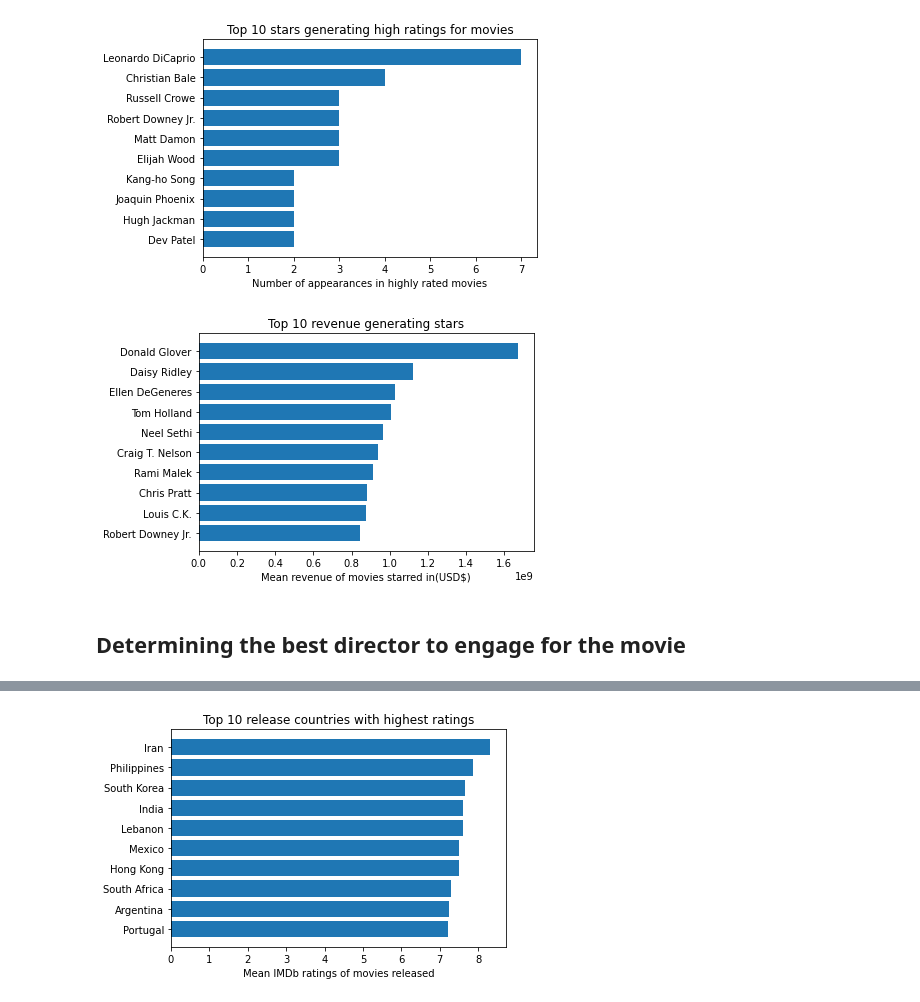
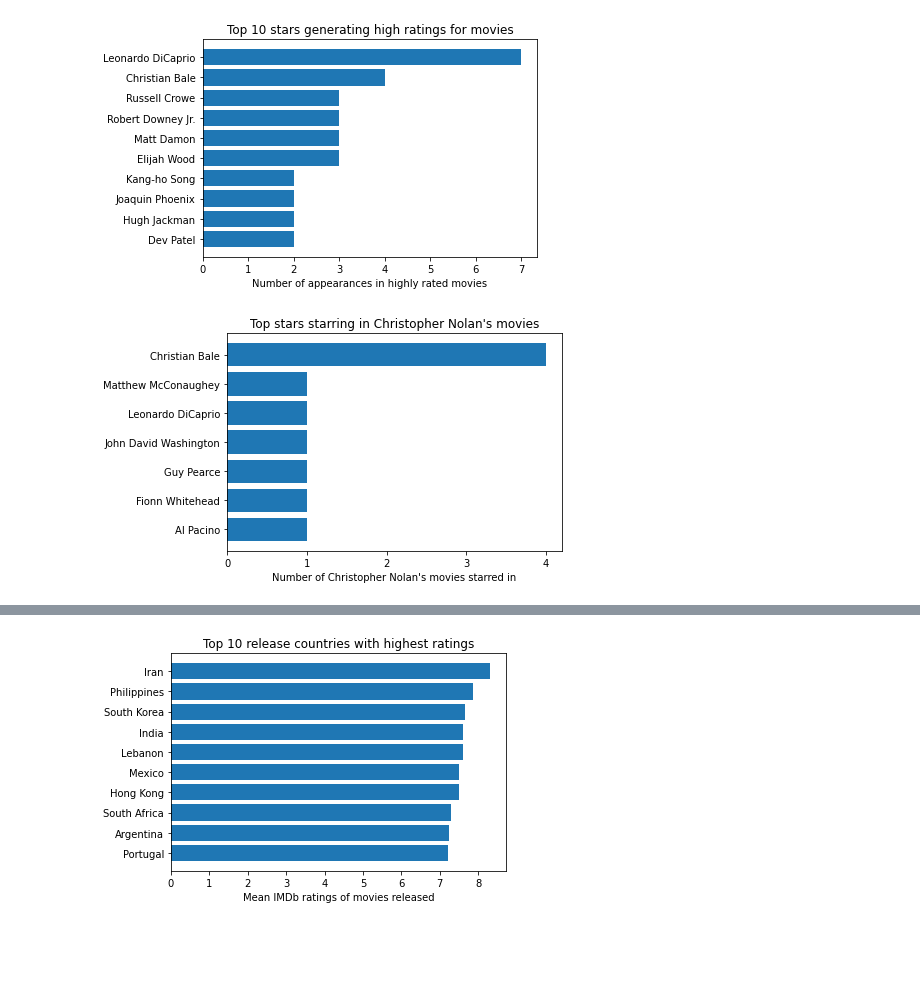
Before and after one commit to soaza/dao2702-project, a Jupyter notebook: movies_visualisation.ipynb, the cells around one changed output, grey strips where cells are left out. Drawn from its saved outputs; the diff is of its cells as text; code cells hidden in the pictures; blank space fills up the shorter version.

Commit message:
added country of origin and nolan analysis, + commenting

```diff
--- a/movies_visualisation.ipynb
+++ b/movies_visualisation.ipynb
@@ -127,15 +112,16 @@ plt.show()
 # %% [output]
 [figure]
 # %%
-top10stars_gross = df[["star", "gross"]].groupby("star").mean().reset_index().nlargest(10, "gross")
-top10stars_gross = top10stars_gross.sort_values("gross")
+nolan = df[df["director"] == "Christopher Nolan"]
+nolan_stars = nolan[["star", "score"]].groupby("star").count().reset_index()
+nolan_stars = nolan_stars.rename(columns={"score": "appearances"})
+nolan_stars = nolan_stars.sort_values("appearances")
 
 fig, ax = plt.subplots()
-ax.barh(top10stars_gross["star"], top10stars_gross["gross"])
-plt.title("Top 10 revenue generating stars")
-plt.xlabel("Mean revenue of movies starred in(USD$)")
+ax.barh(nolan_stars["star"], nolan_stars["appearances"])
+plt.xticks(np.arange(0, 5, step=1))
+plt.title("Top stars starring in Christopher Nolan's movies")
+plt.xlabel("Number of Christopher Nolan's movies starred in")
 plt.show()
 # %% [output]
-[figure, old version]
+[figure, new version]
-# %% [markdown]
-## Determining the best director to engage for the movie
```
Also changed, not shown: parts of 15 cells of this notebook, 1 other file.
